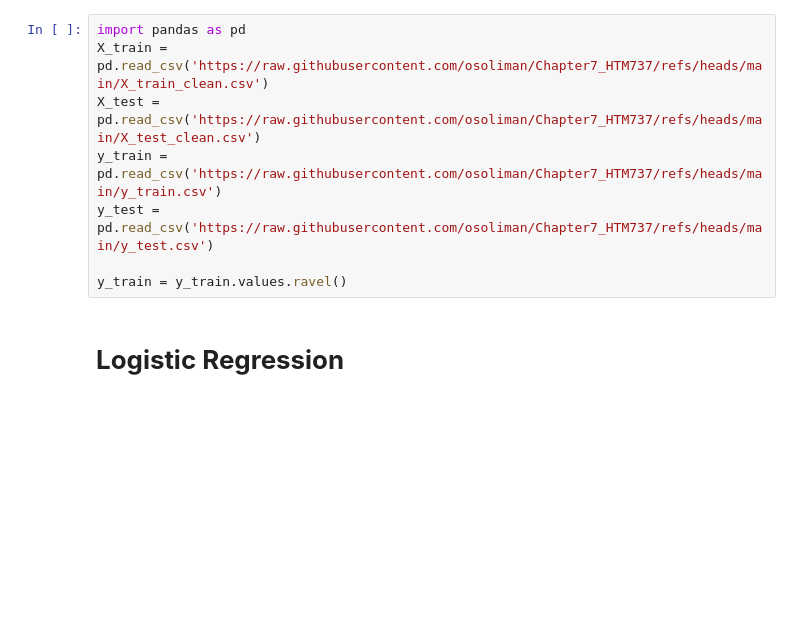
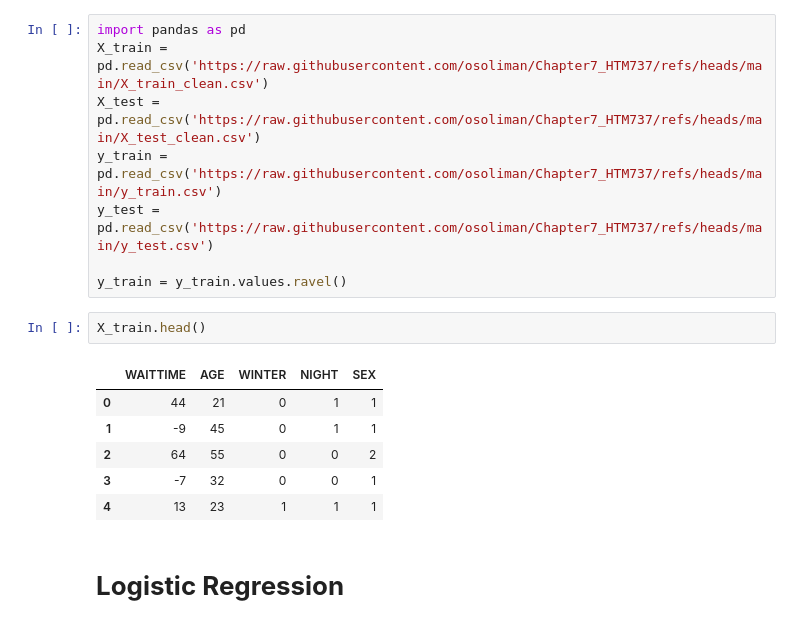
Before and after one commit to osoliman/HTM737, a Jupyter notebook: Week12.ipynb, the cells around one changed output. Drawn from its saved outputs; the diff is of its cells as text; blank space fills up the shorter version.

```diff
--- a/Week12.ipynb
+++ b/Week12.ipynb
@@ -8,6 +8,15 @@ y_train = pd.read_csv('https://raw.githubusercontent.com/osoliman/Chapter7_HTM73
 y_test = pd.read_csv('https://raw.githubusercontent.com/osoliman/Chapter7_HTM737/refs/heads/main/y_test.csv')
 
 y_train = y_train.values.ravel()
+# %%
+X_train.head()
+# %% [output]
+|  | WAITTIME | AGE | WINTER | NIGHT | SEX |
+| 0 | 44 | 21 | 0 | 1 | 1 |
+| 1 | -9 | 45 | 0 | 1 | 1 |
+| 2 | 64 | 55 | 0 | 0 | 2 |
+| 3 | -7 | 32 | 0 | 0 | 1 |
+| 4 | 13 | 23 | 1 | 1 | 1 |
 # %% [markdown]
 # **Logistic Regression**
 # %% [markdown]
```
